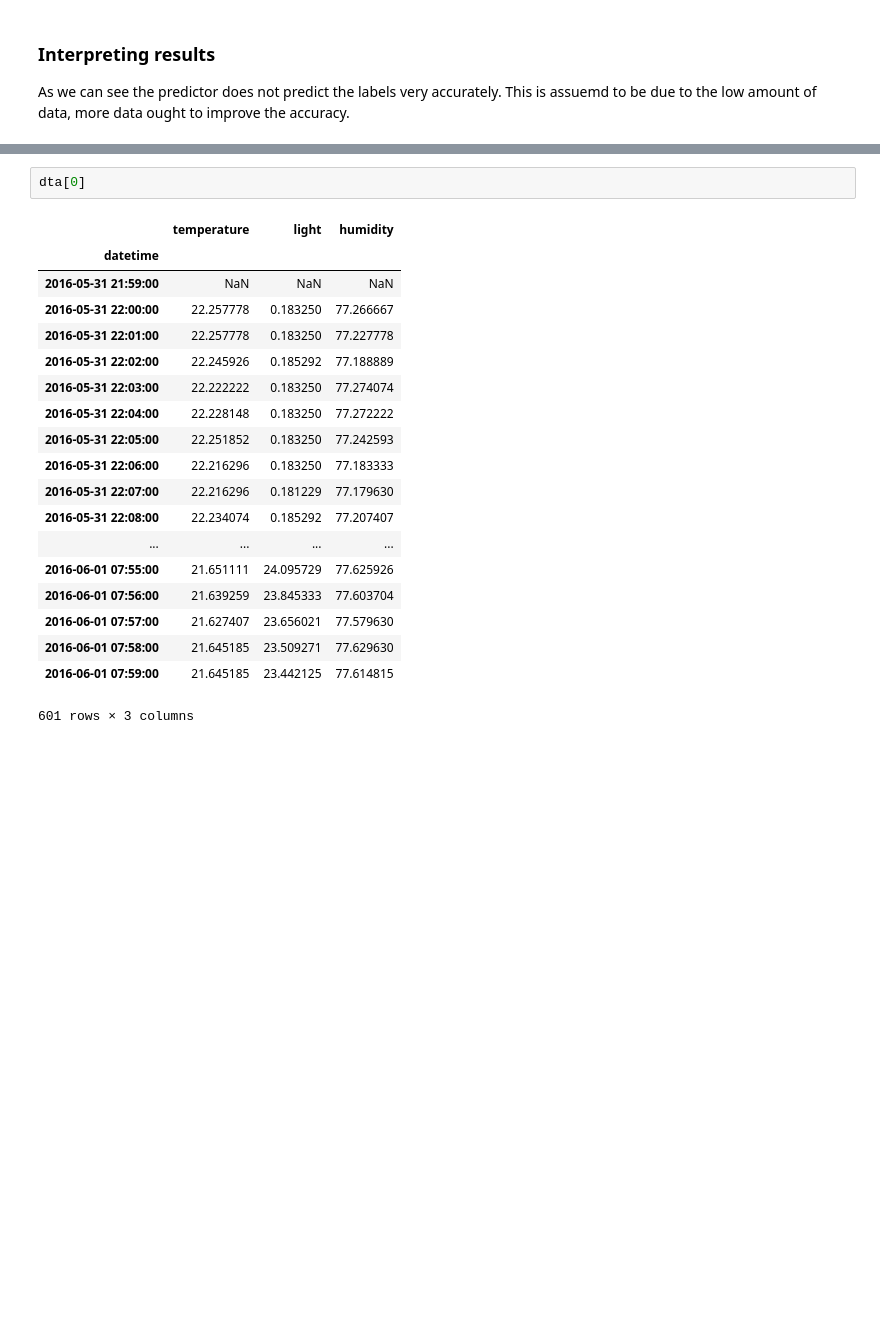
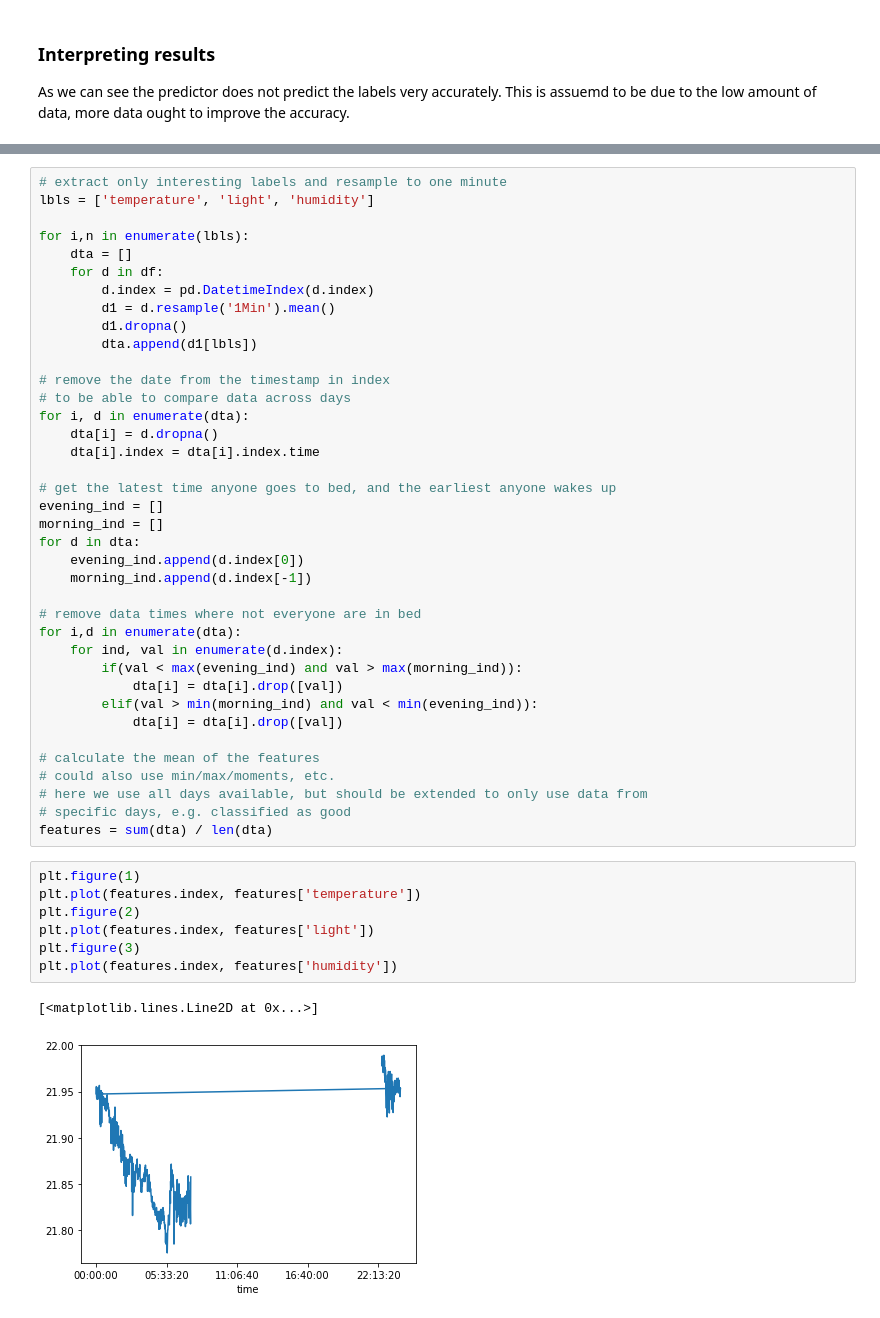
Before and after one commit to horken7/circadian-rhytm, a Jupyter notebook: analyseSleep.ipynb, the cells around one changed output, grey strips where cells are left out. Drawn from its saved outputs; the diff is of its cells as text; blank space fills up the shorter version.

Commit message:
finished mean of environment

```diff
--- a/analyseSleep.ipynb
+++ b/analyseSleep.ipynb
@@ -474,22 +450,48 @@ idealEnvironment = pd.DataFrame(feature)
-# %%
-dta[0]
-# %% [output]
-|  | temperature | light | humidity |
-| datetime |  |  |  |
-| 2016-05-31 21:59:00 | NaN | NaN | NaN |
-| 2016-05-31 22:00:00 | 22.257778 | 0.183250 | 77.266667 |
-| 2016-05-31 22:01:00 | 22.257778 | 0.183250 | 77.227778 |
-| 2016-05-31 22:02:00 | 22.245926 | 0.185292 | 77.188889 |
-| 2016-05-31 22:03:00 | 22.222222 | 0.183250 | 77.274074 |
-| 2016-05-31 22:04:00 | 22.228148 | 0.183250 | 77.272222 |
-| 2016-05-31 22:05:00 | 22.251852 | 0.183250 | 77.242593 |
-| 2016-05-31 22:06:00 | 22.216296 | 0.183250 | 77.183333 |
-| 2016-05-31 22:07:00 | 22.216296 | 0.181229 | 77.179630 |
-| 2016-05-31 22:08:00 | 22.234074 | 0.185292 | 77.207407 |
-| ... | ... | ... | ... |
-| 2016-06-01 07:55:00 | 21.651111 | 24.095729 | 77.625926 |
-| 2016-06-01 07:56:00 | 21.639259 | 23.845333 | 77.603704 |
-| 2016-06-01 07:57:00 | 21.627407 | 23.656021 | 77.579630 |
-| 2016-06-01 07:58:00 | 21.645185 | 23.509271 | 77.629630 |
-| 2016-06-01 07:59:00 | 21.645185 | 23.442125 | 77.614815 |
-601 rows × 3 columns
+# %%
+# extract only interesting labels and resample to one minute
+lbls = ['temperature', 'light', 'humidity']
+
+for i,n in enumerate(lbls):
+    dta = []
+    for d in df:
+        d.index = pd.DatetimeIndex(d.index)
+        d1 = d.resample('1Min').mean()
+        d1.dropna()
+        dta.append(d1[lbls])
+
+# remove the date from the timestamp in index
+# to be able to compare data across days
+for i, d in enumerate(dta):
+    dta[i] = d.dropna()
+    dta[i].index = dta[i].index.time
+
+# get the latest time anyone goes to bed, and the earliest anyone wakes up
+evening_ind = []
+morning_ind = []
+for d in dta:
+    evening_ind.append(d.index[0])
+    morning_ind.append(d.index[-1])
+
+# remove data times where not everyone are in bed
+for i,d in enumerate(dta):
+    for ind, val in enumerate(d.index):
+        if(val < max(evening_ind) and val > max(morning_ind)):
+            dta[i] = dta[i].drop([val])
+        elif(val > min(morning_ind) and val < min(evening_ind)):
+            dta[i] = dta[i].drop([val])
+
+# calculate the mean of the features
+# could also use min/max/moments, etc.
+# here we use all days available, but should be extended to only use data from
+# specific days, e.g. classified as good
+features = sum(dta) / len(dta)
+# %%
+plt.figure(1)
+plt.plot(features.index, features['temperature'])
+plt.figure(2)
+plt.plot(features.index, features['light'])
+plt.figure(3)
+plt.plot(features.index, features['humidity'])
+# %% [output]
+[<matplotlib.lines.Line2D at 0x...>]
+[figure, added]
```
Also changed, not shown: parts of 9 cells of this notebook.
